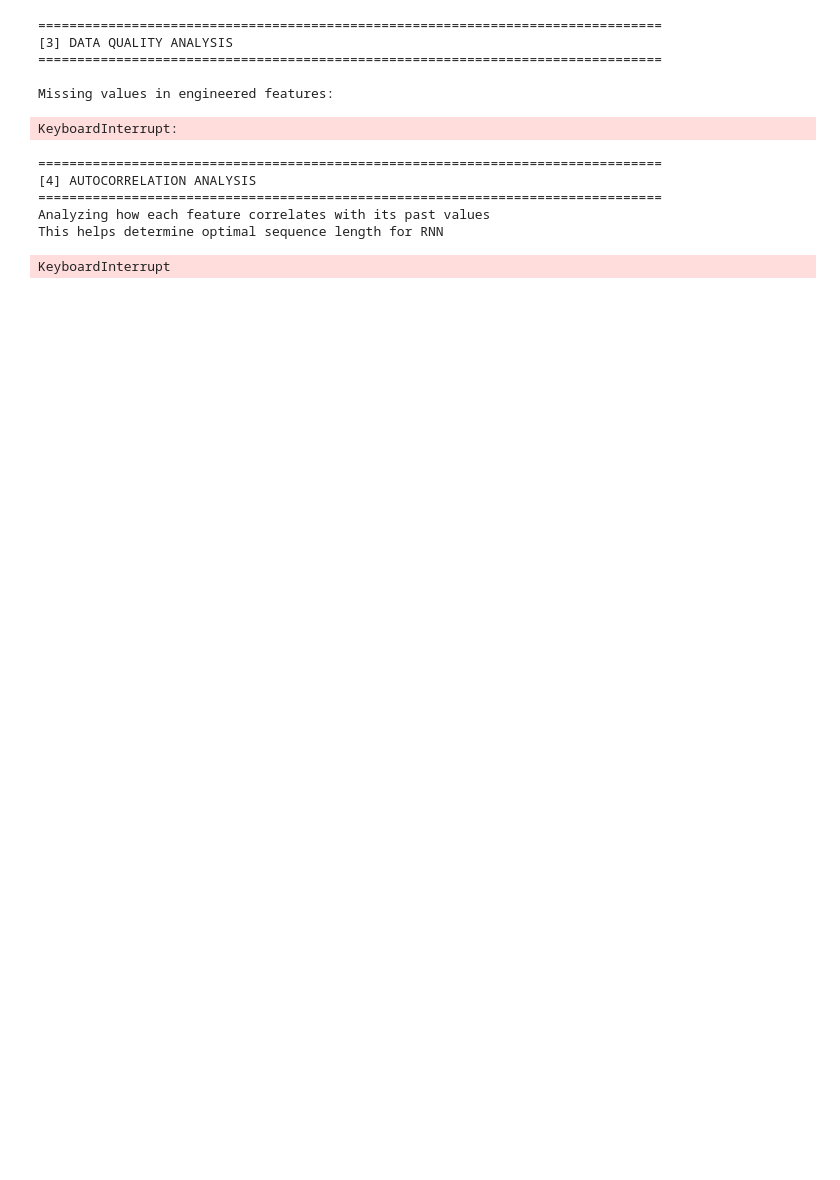
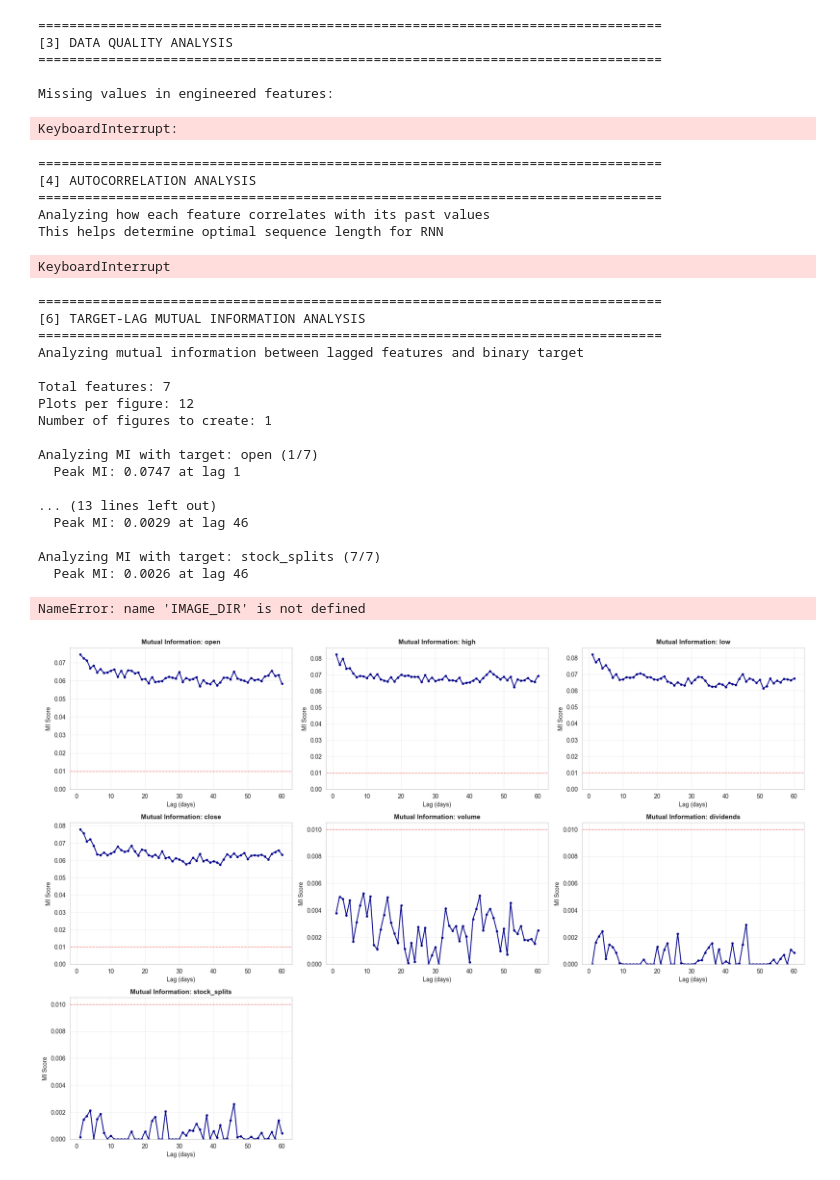
Before and after one commit to OnlyAbdullh/stock-trend-prediction, a Jupyter notebook: notebooks/06_sequenece_analysis.ipynb, the cells around one changed output. Drawn from its saved outputs; the diff is of its cells as text; code cells hidden in the pictures; blank space fills up the shorter version.

```diff
--- a/notebooks/06_sequenece_analysis.ipynb
+++ b/notebooks/06_sequenece_analysis.ipynb
@@ -660,6 +668,18 @@ print("\n" + "="*80)
 print("[6] TARGET-LAG MUTUAL INFORMATION ANALYSIS")
 print("="*80)
 print("Analyzing mutual information between lagged features and binary target")
+
+feature_columns = [
+    # Raw Features
+    "open",
+    "high",
+    "low",
+    "close",
+    "volume",
+    "dividends",
+    "stock_splits"
+]
+
 
 # ----------------------------------------------------------------------------
 # CONFIGURATION
@@ -866,33 +886,53 @@ for feature in feature_columns:
     if feature in target_lag_results and feature in target_mi_results:
 
         # Best correlation
         corr_values = target_lag_results[feature]
         best_corr_idx = np.argmax(np.abs(corr_values))
         best_corr = corr_values[best_corr_idx]
 
         # Best MI
         mi_values = target_mi_results[feature]
         best_mi_idx = np.argmax(mi_values)
         best_mi = mi_values[best_mi_idx]
 
         summary_data.append({
             'Feature': feature,
             'Best_Corr': best_corr,
             'Best_Corr_Lag': best_corr_idx + 1,
             'Best_MI': best_mi,
             'Best_MI_Lag': best_mi_idx + 1
         })
 
 summary_df = pd.DataFrame(summary_data)
 summary_df = summary_df.sort_values('Best_MI', ascending=False)
 
 print("\nTop Features by Mutual Information:")
 print(summary_df.head(20).to_string(index=False))  # Show top 20
 print(f"\n... and {len(summary_df) - 20} more features")
 
 # Save summary
 summary_df.to_csv('target_lag_analysis_summary.csv', index=False)
 print("\n✓ Saved: target_lag_analysis_summary.csv")
+# %% [output]
+================================================================================
+[6] TARGET-LAG MUTUAL INFORMATION ANALYSIS
+================================================================================
+Analyzing mutual information between lagged features and binary target
+
+Total features: 7
+Plots per figure: 12
+Number of figures to create: 1
+
+Analyzing MI with target: open (1/7)
+  Peak MI: 0.0747 at lag 1
+
+... (13 lines left out)
+  Peak MI: 0.0029 at lag 46
+
+Analyzing MI with target: stock_splits (7/7)
+  Peak MI: 0.0026 at lag 46
+NameError: name 'IMAGE_DIR' is not defined
+[figure, added]
 # %%
 # ============================================================================
 # SECTION 7: ROLLING STATISTICS ANALYSIS
```
Also changed, not shown: parts of 4 cells of this notebook.
